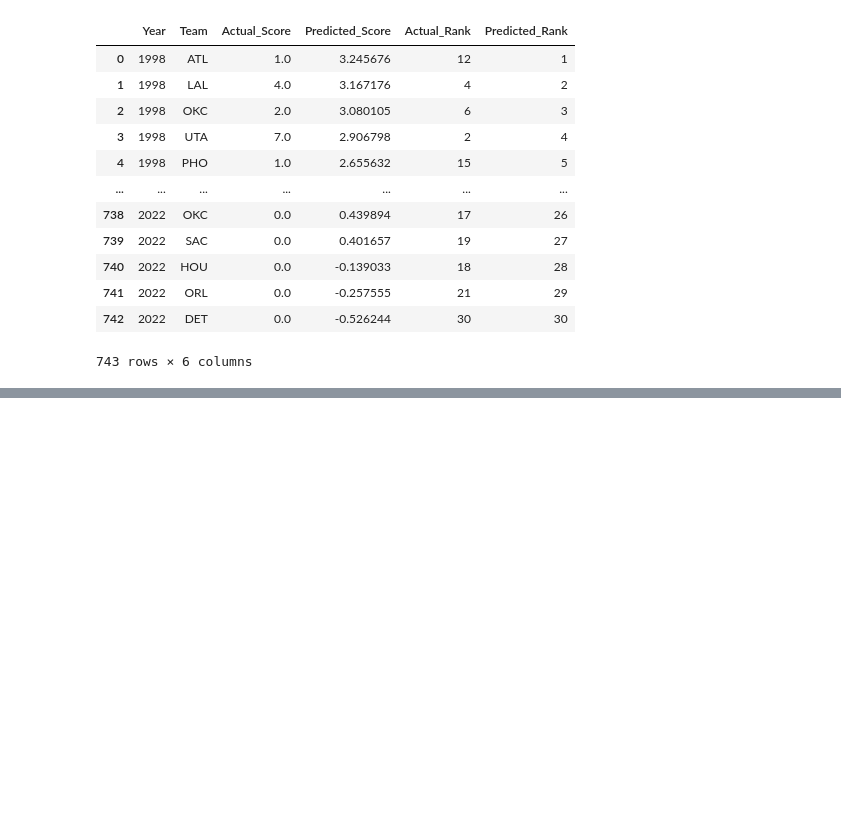
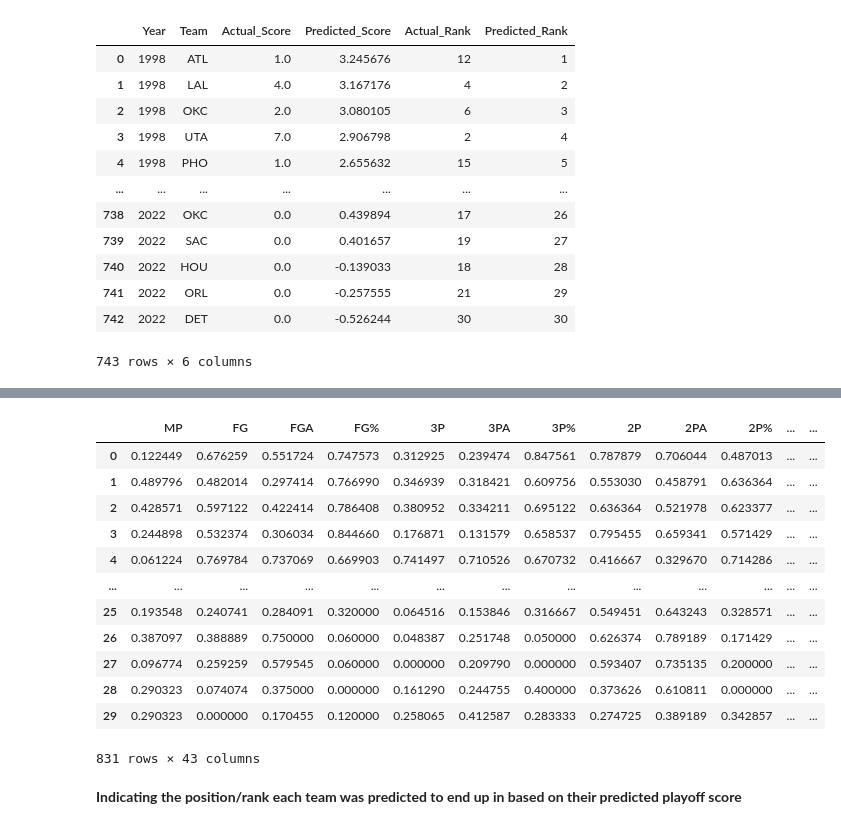
Before and after one commit to cng04/NBA-Champion-Predictor-Project, a Jupyter notebook: ridge_regression.ipynb, the cells around one changed output, grey strips where cells are left out. Drawn from its saved outputs; the diff is of its cells as text; code cells hidden in the pictures; blank space fills up the shorter version.

```diff
--- a/ridge_regression.ipynb
+++ b/ridge_regression.ipynb
@@ -233,0 +263,17 @@ ridge_df.to_csv("CSV/results_ridge.csv")
+# %%
+pred_2023 = pd.concat([ml_df, data_2023], axis=0)
+pred_2023
+# %% [output]
+|  | MP | FG | FGA | FG% | 3P | 3PA | 3P% | 2P | 2PA | 2P% | ... | ... |
+| 0 | 0.122449 | 0.676259 | 0.551724 | 0.747573 | 0.312925 | 0.239474 | 0.847561 | 0.787879 | 0.706044 | 0.487013 | ... | ... |
+| 1 | 0.489796 | 0.482014 | 0.297414 | 0.766990 | 0.346939 | 0.318421 | 0.609756 | 0.553030 | 0.458791 | 0.636364 | ... | ... |
+| 2 | 0.428571 | 0.597122 | 0.422414 | 0.786408 | 0.380952 | 0.334211 | 0.695122 | 0.636364 | 0.521978 | 0.623377 | ... | ... |
+| 3 | 0.244898 | 0.532374 | 0.306034 | 0.844660 | 0.176871 | 0.131579 | 0.658537 | 0.795455 | 0.659341 | 0.571429 | ... | ... |
+| 4 | 0.061224 | 0.769784 | 0.737069 | 0.669903 | 0.741497 | 0.710526 | 0.670732 | 0.416667 | 0.329670 | 0.714286 | ... | ... |
+| ... | ... | ... | ... | ... | ... | ... | ... | ... | ... | ... | ... | ... |
+| 25 | 0.193548 | 0.240741 | 0.284091 | 0.320000 | 0.064516 | 0.153846 | 0.316667 | 0.549451 | 0.643243 | 0.328571 | ... | ... |
+| 26 | 0.387097 | 0.388889 | 0.750000 | 0.060000 | 0.048387 | 0.251748 | 0.050000 | 0.626374 | 0.789189 | 0.171429 | ... | ... |
+| 27 | 0.096774 | 0.259259 | 0.579545 | 0.060000 | 0.000000 | 0.209790 | 0.000000 | 0.593407 | 0.735135 | 0.200000 | ... | ... |
+| 28 | 0.290323 | 0.074074 | 0.375000 | 0.000000 | 0.161290 | 0.244755 | 0.400000 | 0.373626 | 0.610811 | 0.000000 | ... | ... |
+| 29 | 0.290323 | 0.000000 | 0.170455 | 0.120000 | 0.258065 | 0.412587 | 0.283333 | 0.274725 | 0.389189 | 0.342857 | ... | ... |
+831 rows × 43 columns
@@ -233,0 +303,2 @@ ridge_df.to_csv("CSV/results_ridge.csv")
+# %% [markdown]
+**Indicating the position/rank each team was predicted to end up in based on their predicted playoff score**
```
Also changed, not shown: parts of 7 cells of this notebook, 10 other files.
